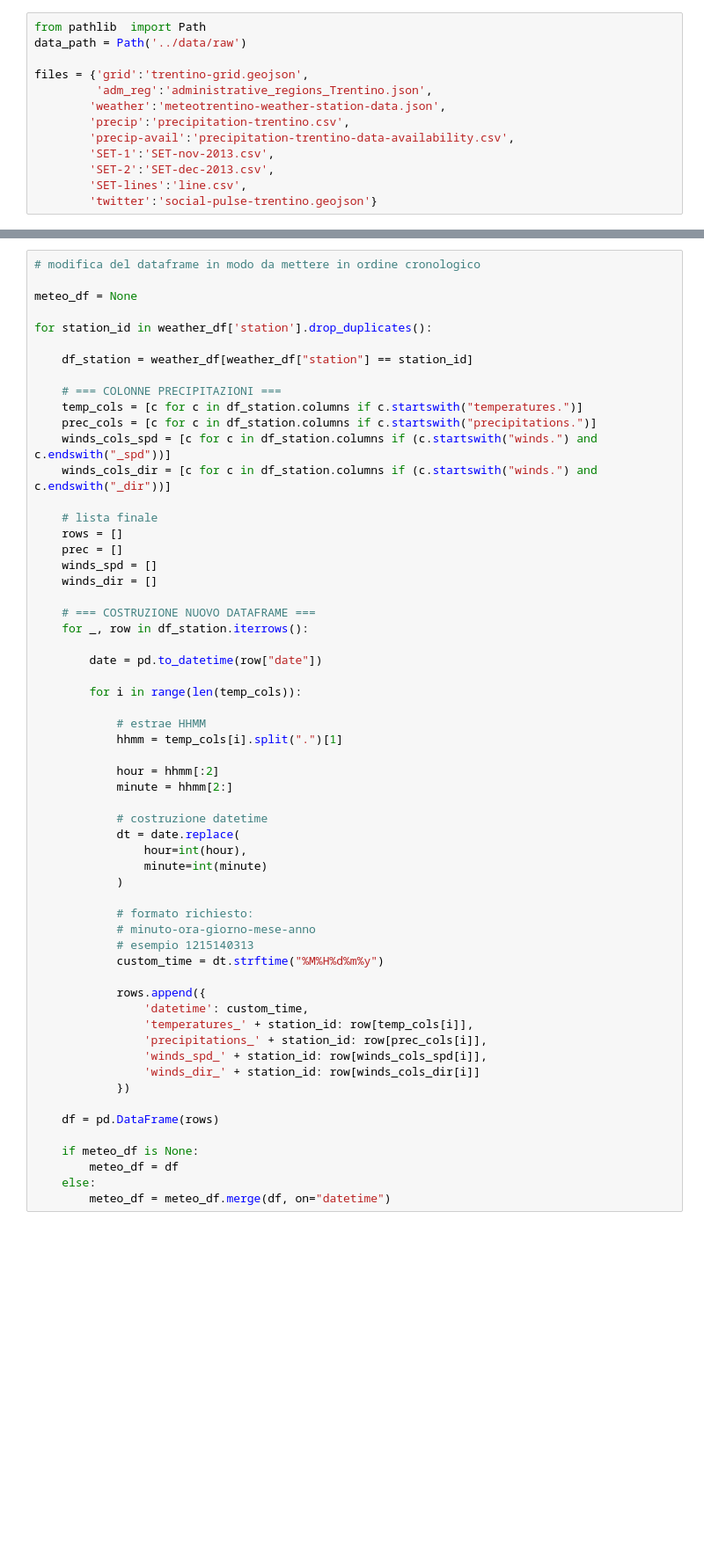
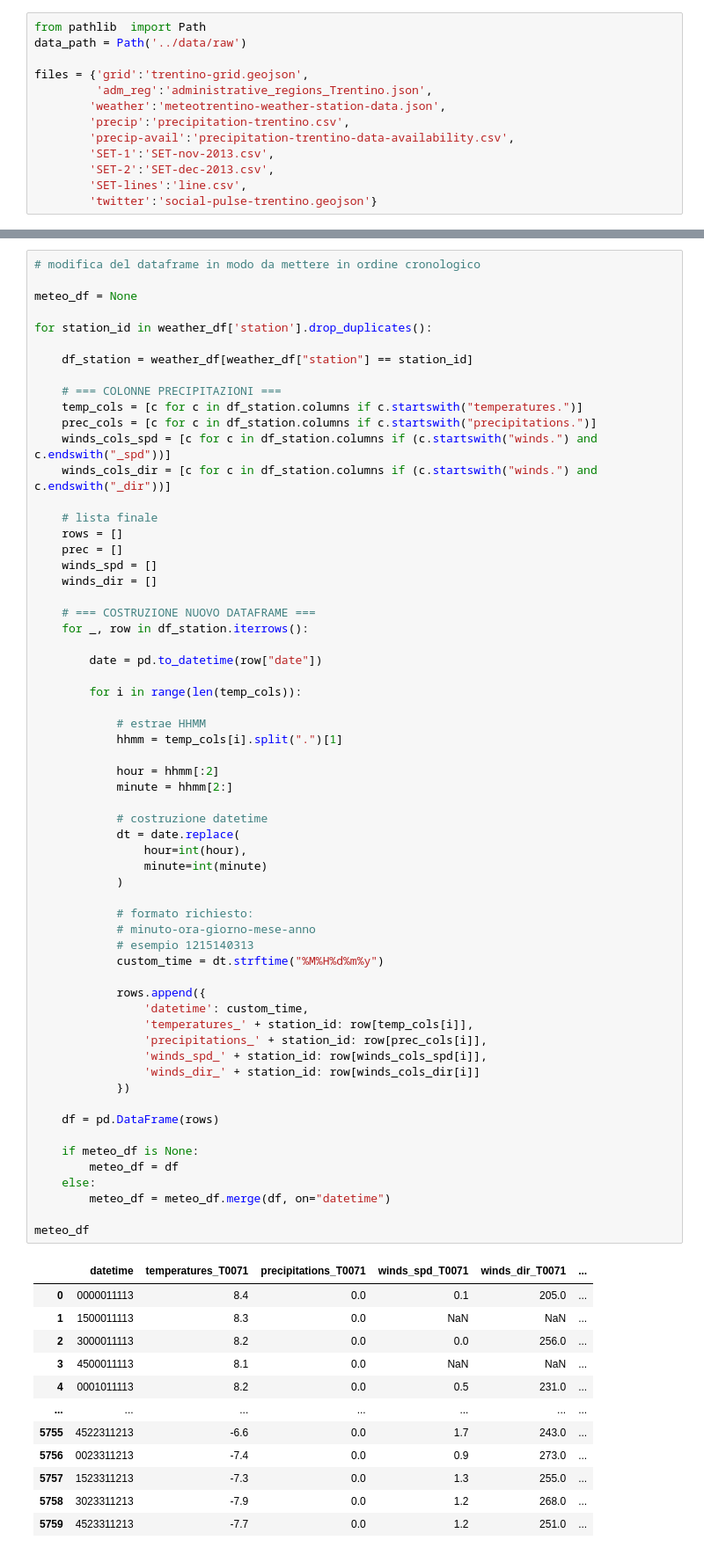
Before and after one commit to CarloDegasperi/DataScience, a Jupyter notebook: notebooks/main_progetto.ipynb, the cells around one changed output, grey strips where cells are left out. Shown at 88% size. Drawn from its saved outputs; the diff is of its cells as text; blank space fills up the shorter version.

```diff
--- a/notebooks/main_progetto.ipynb
+++ b/notebooks/main_progetto.ipynb
@@ -97,30 +112,45 @@ for station_id in weather_df['station'].drop_duplicates():
             hhmm = temp_cols[i].split(".")[1]
 
             hour = hhmm[:2]
             minute = hhmm[2:]
 
             # costruzione datetime
             dt = date.replace(
                 hour=int(hour),
                 minute=int(minute)
             )
 
             # formato richiesto:
             # minuto-ora-giorno-mese-anno
             # esempio 1215140313
             custom_time = dt.strftime("%M%H%d%m%y")
 
             rows.append({
                 'datetime': custom_time,
                 'temperatures_' + station_id: row[temp_cols[i]],
                 'precipitations_' + station_id: row[prec_cols[i]],
                 'winds_spd_' + station_id: row[winds_cols_spd[i]],
                 'winds_dir_' + station_id: row[winds_cols_dir[i]]
             })
 
     df = pd.DataFrame(rows)
 
     if meteo_df is None:
         meteo_df = df
     else:
         meteo_df = meteo_df.merge(df, on="datetime")
+
+meteo_df
+# %% [output]
+|  | datetime | temperatures_T0071 | precipitations_T0071 | winds_spd_T0071 | winds_dir_T0071 | ... |
+| 0 | 0000011113 | 8.4 | 0.0 | 0.1 | 205.0 | ... |
+| 1 | 1500011113 | 8.3 | 0.0 | NaN | NaN | ... |
+| 2 | 3000011113 | 8.2 | 0.0 | 0.0 | 256.0 | ... |
+| 3 | 4500011113 | 8.1 | 0.0 | NaN | NaN | ... |
+| 4 | 0001011113 | 8.2 | 0.0 | 0.5 | 231.0 | ... |
+| ... | ... | ... | ... | ... | ... | ... |
+| 5755 | 4522311213 | -6.6 | 0.0 | 1.7 | 243.0 | ... |
+| 5756 | 0023311213 | -7.4 | 0.0 | 0.9 | 273.0 | ... |
+| 5757 | 1523311213 | -7.3 | 0.0 | 1.3 | 255.0 | ... |
+| 5758 | 3023311213 | -7.9 | 0.0 | 1.2 | 268.0 | ... |
+| 5759 | 4523311213 | -7.7 | 0.0 | 1.2 | 251.0 | ... |
```
Also changed, not shown: parts of 4 cells of this notebook, 1 other file.
